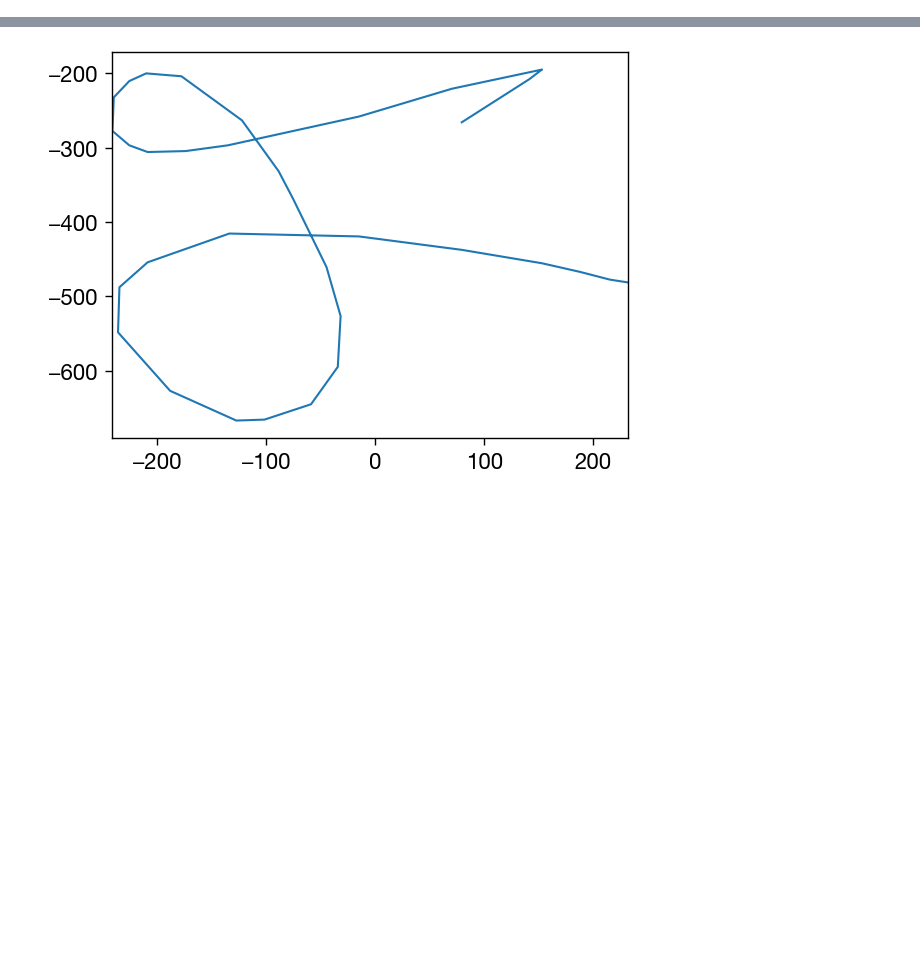
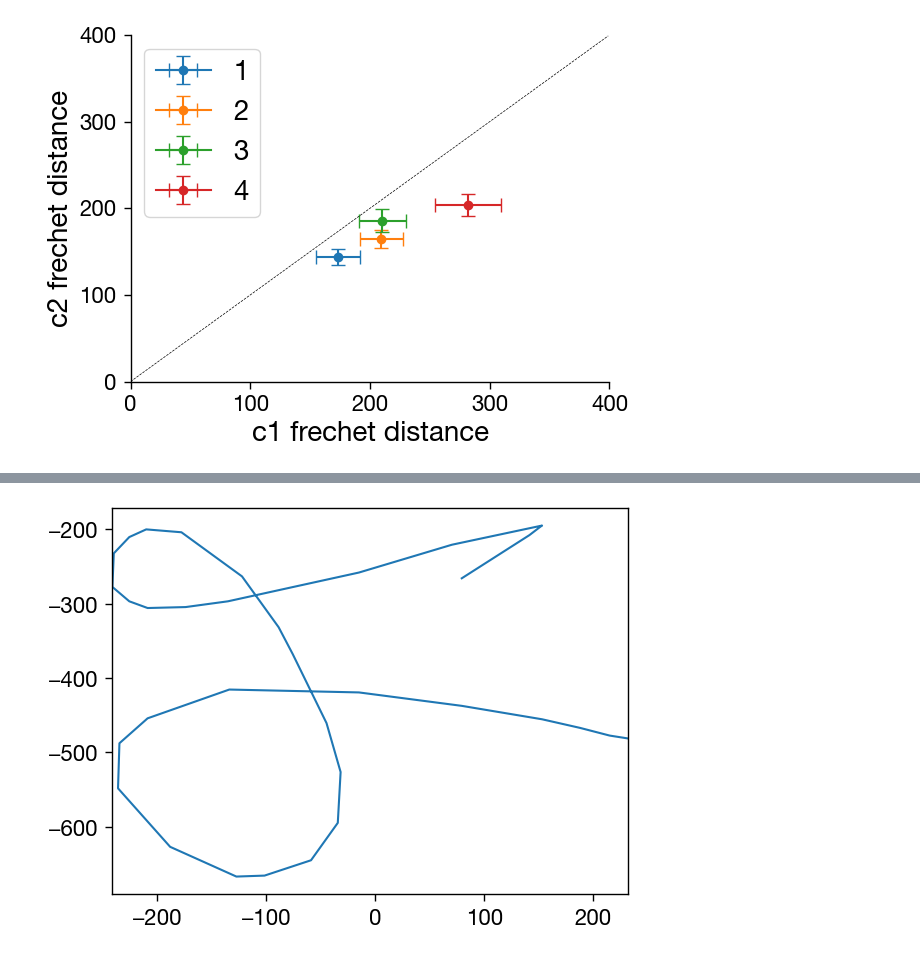
Before and after one commit to lzil/intentional-patterns, a Jupyter notebook: analysis/look_v2.ipynb, the cells around one changed output, grey strips where cells are left out. Saved outputs shown, nothing was run; the diff lists cells and outputs as text; code cells hidden in the pictures; blank space fills up the shorter version.

```diff
--- a/analysis/look_v2.ipynb
+++ b/analysis/look_v2.ipynb
@@ -16,6 +17,6 @@ data_path = f'data/patterns_{data_str}.json'
 with open(data_path, 'r') as f:
     data = json.load(f)
 # %%
-data_c1 = data[:10]
-data_c2 = data[11:]
+data_c1 = data[11:]
+data_c2 = data[:10]
 # %%
@@ -36,0 +45,7 @@ pd.DataFrame(data[0]['data']).query('type == "draw"')
+# %%
+td = pd.DataFrame(data_c1[0]['data']).query('set == "main" & score > 0')['pointer_data']
+arr = np.stack([td.iloc[0]['x'], td.iloc[0]['y']]).T
+arr.shape
+for i in td:
+    print(i)
+    break
@@ -100,0 +146,27 @@ NameError: name 'difs' is not defined
+# %%
+for i in range(1,5):
+    uz1 = np.asarray(list(zip(*pdata_stats_c1[i]))).flatten()
+    uz2 = np.asarray(list(zip(*pdata_stats_c2[i]))).flatten()
+    uz1_mean = np.mean(uz1)
+    uz2_mean = np.mean(uz2)
+    uz1_ints = st.norm.interval(confidence=0.90,
+                 loc=np.mean(uz1),
+                 scale=st.sem(uz1))
+    uz2_ints = st.norm.interval(confidence=0.90,
+                 loc=np.mean(uz2),
+                 scale=st.sem(uz2))
+    plt.errorbar(uz1_mean, uz2_mean,
+                 xerr=np.asarray([uz1_mean - uz1_ints[0], uz1_ints[1] - uz1_mean]).reshape(2,1),
+                 yerr=np.asarray([uz2_mean - uz2_ints[0], uz2_ints[1] - uz2_mean]).reshape(2,1),
+                 capsize=5, marker='o', label=i)
+
+plt.xlim([0,400])
+plt.ylim([0,400])
+plt.xlabel('c1 frechet distance')
+plt.ylabel('c2 frechet distance')
+plt.legend()
+plt.plot(np.arange(400), np.arange(400), lw=.5, ls='--', c='black')
+fig_format.hide_frame(plt.gca())
+plt.show()
+# %% [output]
+[figure, added]
```
Also changed, not shown: parts of 14 cells of this notebook, 29 other files.
